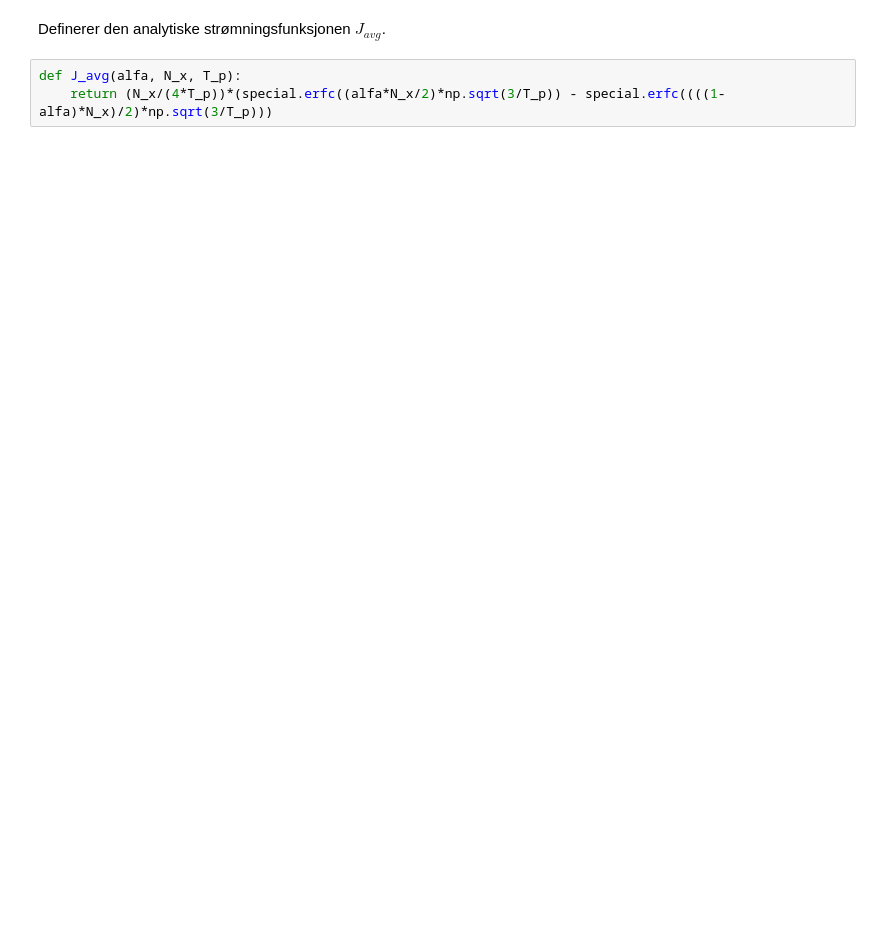
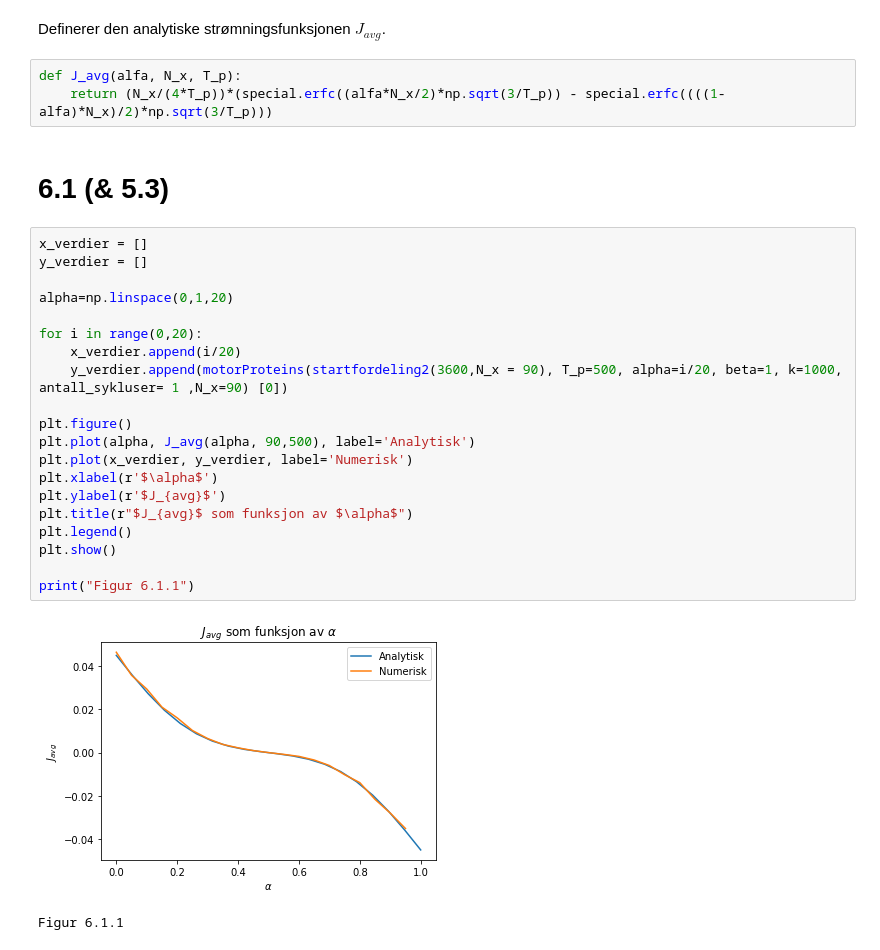
Before and after one commit to vivekapriyas/RandomWalk, a Jupyter notebook: Prosjekt1.ipynb, the cells around one changed output. Saved outputs shown, nothing was run; the diff lists cells and outputs as text; blank space fills up the shorter version.

```diff
--- a/Prosjekt1.ipynb
+++ b/Prosjekt1.ipynb
@@ -431,3 +450,28 @@ Definerer den analytiske strømningsfunksjonen $J_{avg}$.
 # %%
 def J_avg(alfa, N_x, T_p):
     return (N_x/(4*T_p))*(special.erfc((alfa*N_x/2)*np.sqrt(3/T_p)) - special.erfc((((1-alfa)*N_x)/2)*np.sqrt(3/T_p)))
+# %% [markdown]
+# 6.1 (& 5.3)
+# %%
+x_verdier = []
+y_verdier = []
+
+alpha=np.linspace(0,1,20)
+
+for i in range(0,20):
+    x_verdier.append(i/20)
+    y_verdier.append(motorProteins(startfordeling2(3600,N_x = 90), T_p=500, alpha=i/20, beta=1, k=1000, antall_sykluser= 1 ,N_x=90) [0])
+
+plt.figure()
+plt.plot(alpha, J_avg(alpha, 90,500), label='Analytisk')
+plt.plot(x_verdier, y_verdier, label='Numerisk')
+plt.xlabel(r'$\alpha$')
+plt.ylabel(r'$J_{avg}$')
+plt.title(r"$J_{avg}$ som funksjon av $\alpha$")
+plt.legend()
+plt.show()
+
+print("Figur 6.1.1")
+# %% [output]
+[figure, added]
+Figur 6.1.1
```
Also changed, not shown: parts of 15 cells of this notebook.
